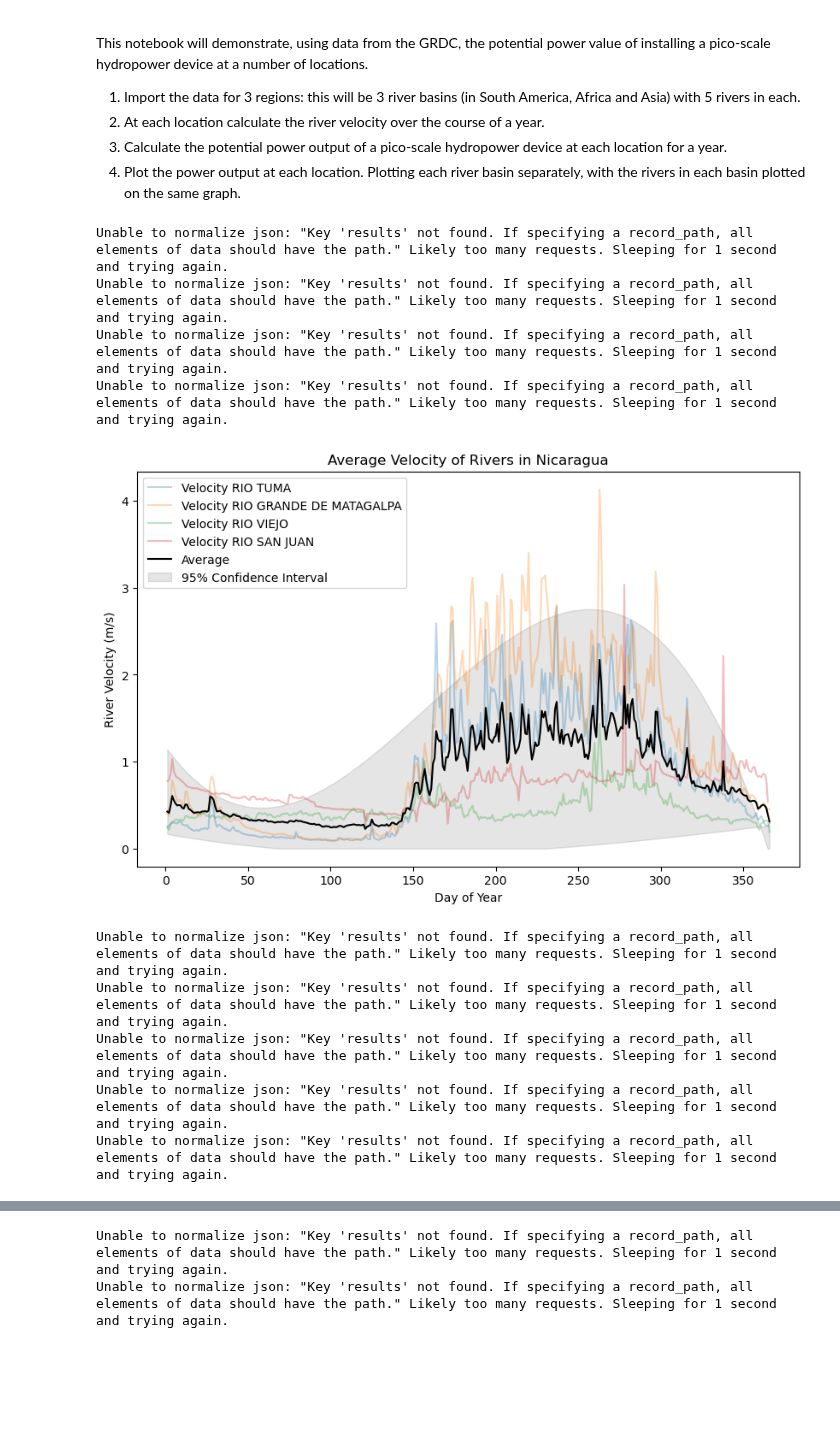
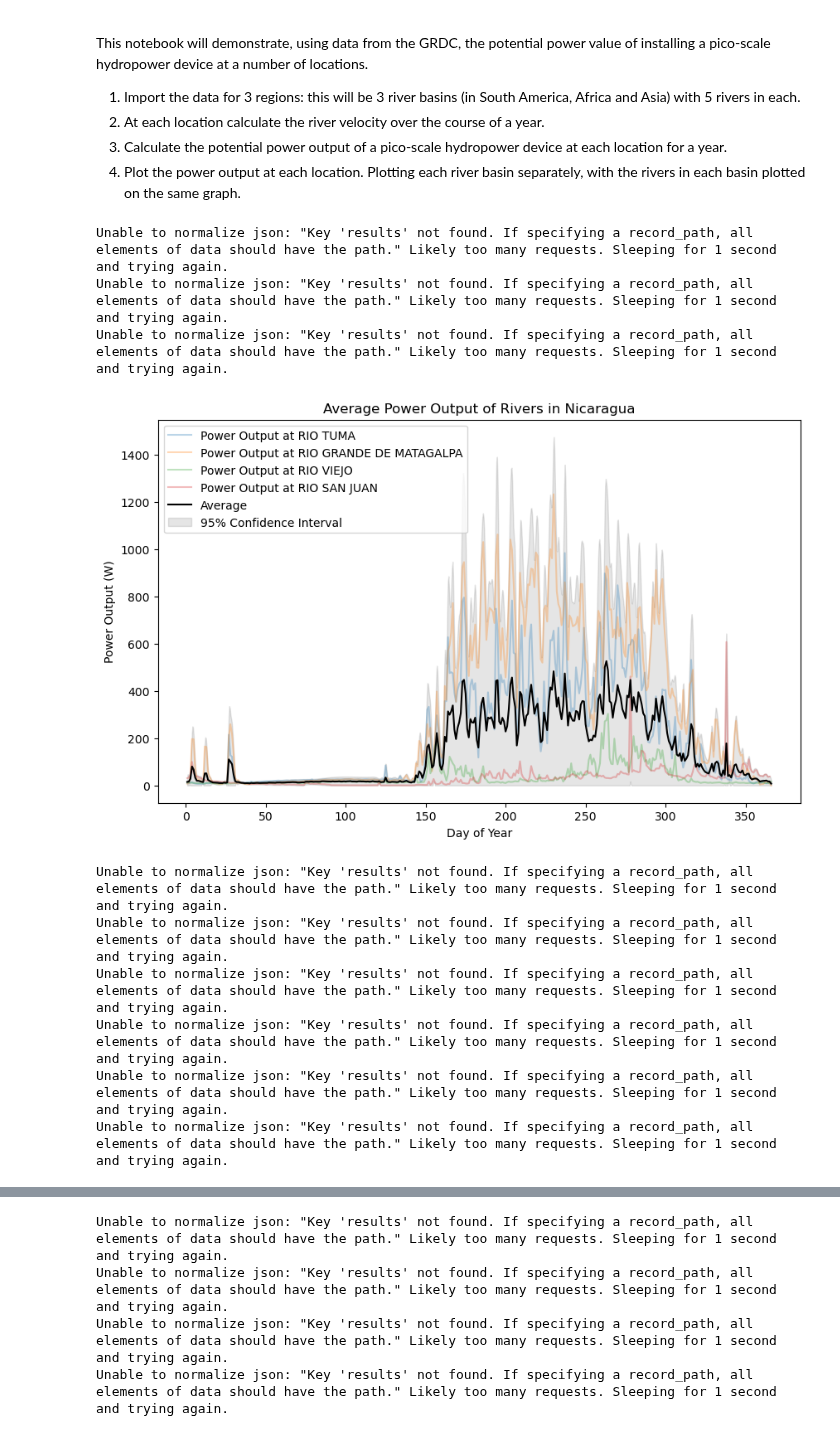
Before and after one commit to pilipb/DP5-code, a Jupyter notebook: site_selection.ipynb, the cells around one changed output, grey strips where cells are left out. Drawn from its saved outputs; the diff is of its cells as text; code cells hidden in the pictures; blank space fills up the shorter version.

Commit message:
power model added

```diff
--- a/site_selection.ipynb
+++ b/site_selection.ipynb
@@ -54,7 +54,7 @@ generator_eff = 0.9
 gearbox_eff = 0.95
 # %%
 # using data from the ....
-for continent, rivers in zip(['Nicaragua', 'Sierra Leone / Liberia', 'Myanmar / Bangladesh'], data_array):
+for region, rivers in zip(['Nicaragua', 'Sierra Leone / Liberia', 'Myanmar / Bangladesh'], data_array):
 
     # empty df for south america
     df = pd.DataFrame()
@@ -79,6 +79,7 @@ for continent, rivers in zip(['Nicaragua', 'Sierra Leone / Liberia', 'Myanmar /
         parsed_data['Power Output at ' + station_info['River']] = power(parsed_data[station_info['River']] * pontoon_grid_multiplier, runner_diameter=turbine_diameter, r_drum=r_drum, L=turbine_width/2, RPM=20) * gearbox_eff * generator_eff
 
         parsed_data = parsed_data.drop(columns='Value')
+        parsed_data = parsed_data.drop(columns=station_info['River'])
 
         # concatenate the data on the 'Date' column
         if df.empty:
@@ -106,39 +107,39 @@ for continent, rivers in zip(['Nicaragua', 'Sierra Leone / Liberia', 'Myanmar /
     y_std = df_avg.std(axis=1)
     n = len(x)
 
     # Calculate the standard error
     se = y_std
 
     # Calculate the upper and lower bounds of the confidence interval
     y1 = y_avg + se * 1.96
     y2 = y_avg - se * 1.96
 
     # Create the spline functions
     spl = spline(x, y1, k=3)
     spl2 = spline(x, y2, k=3)
 
     x2 = np.linspace(x.min(), x.max(), 1000)
     y3 = spl(x2)
     y4 = spl2(x2)
 
     y3 = np.maximum(y3, 0)
     y4 = np.maximum(y4, 0)
 
     plt.fill_between(x2, y3, y4, color='k', alpha=0.1, label='95% Confidence Interval')
 
-    plt.title('Average Velocity of Rivers in ' + continent)
-    plt.ylabel('River Velocity (m/s)')
+    plt.title('Average Power Output of Rivers in ' + region)
+    plt.ylabel('Power Output (W)')
     plt.xlabel('Day of Year')
     plt.legend()
     plt.show()
 # %% [output]
 Unable to normalize json: "Key 'results' not found. If specifying a record_path, all elements of data should have the path." Likely too many requests. Sleeping for 1 second and trying again.
 Unable to normalize json: "Key 'results' not found. If specifying a record_path, all elements of data should have the path." Likely too many requests. Sleeping for 1 second and trying again.
 Unable to normalize json: "Key 'results' not found. If specifying a record_path, all elements of data should have the path." Likely too many requests. Sleeping for 1 second and trying again.
-Unable to normalize json: "Key 'results' not found. If specifying a record_path, all elements of data should have the path." Likely too many requests. Sleeping for 1 second and trying again.
-[figure, old version]
+[figure, new version]
 Unable to normalize json: "Key 'results' not found. If specifying a record_path, all elements of data should have the path." Likely too many requests. Sleeping for 1 second and trying again.
 Unable to normalize json: "Key 'results' not found. If specifying a record_path, all elements of data should have the path." Likely too many requests. Sleeping for 1 second and trying again.
 Unable to normalize json: "Key 'results' not found. If specifying a record_path, all elements of data should have the path." Likely too many requests. Sleeping for 1 second and trying again.
 Unable to normalize json: "Key 'results' not found. If specifying a record_path, all elements of data should have the path." Likely too many requests. Sleeping for 1 second and trying again.
 Unable to normalize json: "Key 'results' not found. If specifying a record_path, all elements of data should have the path." Likely too many requests. Sleeping for 1 second and trying again.
+Unable to normalize json: "Key 'results' not found. If specifying a record_path, all elements of data should have the path." Likely too many requests. Sleeping for 1 second and trying again.
@@ -146,2 +147,4 @@ Unable to normalize json: "Key 'results' not found. If specifying a record_path,
 Unable to normalize json: "Key 'results' not found. If specifying a record_path, all elements of data should have the path." Likely too many requests. Sleeping for 1 second and trying again.
 Unable to normalize json: "Key 'results' not found. If specifying a record_path, all elements of data should have the path." Likely too many requests. Sleeping for 1 second and trying again.
+Unable to normalize json: "Key 'results' not found. If specifying a record_path, all elements of data should have the path." Likely too many requests. Sleeping for 1 second and trying again.
+Unable to normalize json: "Key 'results' not found. If specifying a record_path, all elements of data should have the path." Likely too many requests. Sleeping for 1 second and trying again.
```
Also changed, not shown: parts of 1 cell of this notebook.
